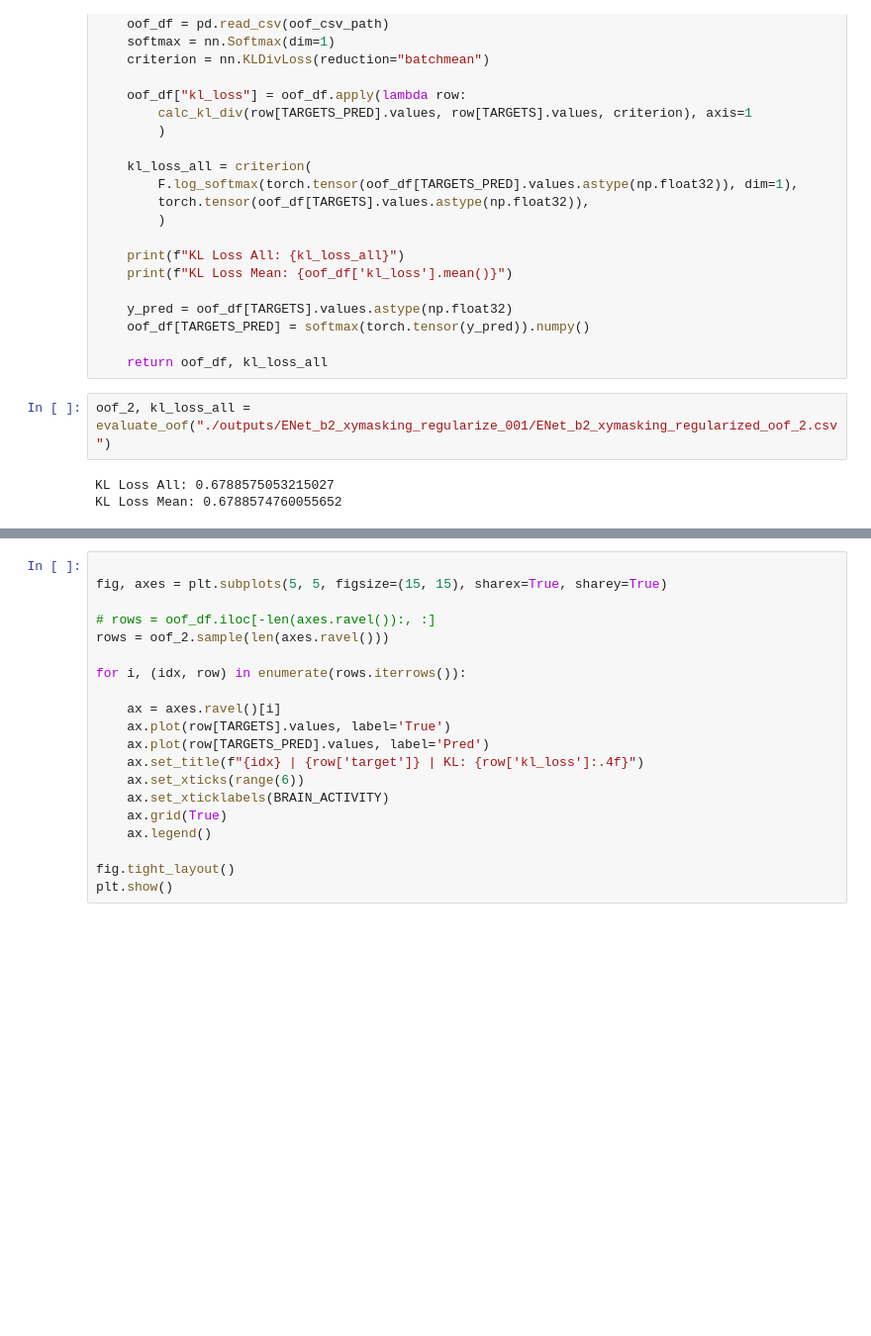
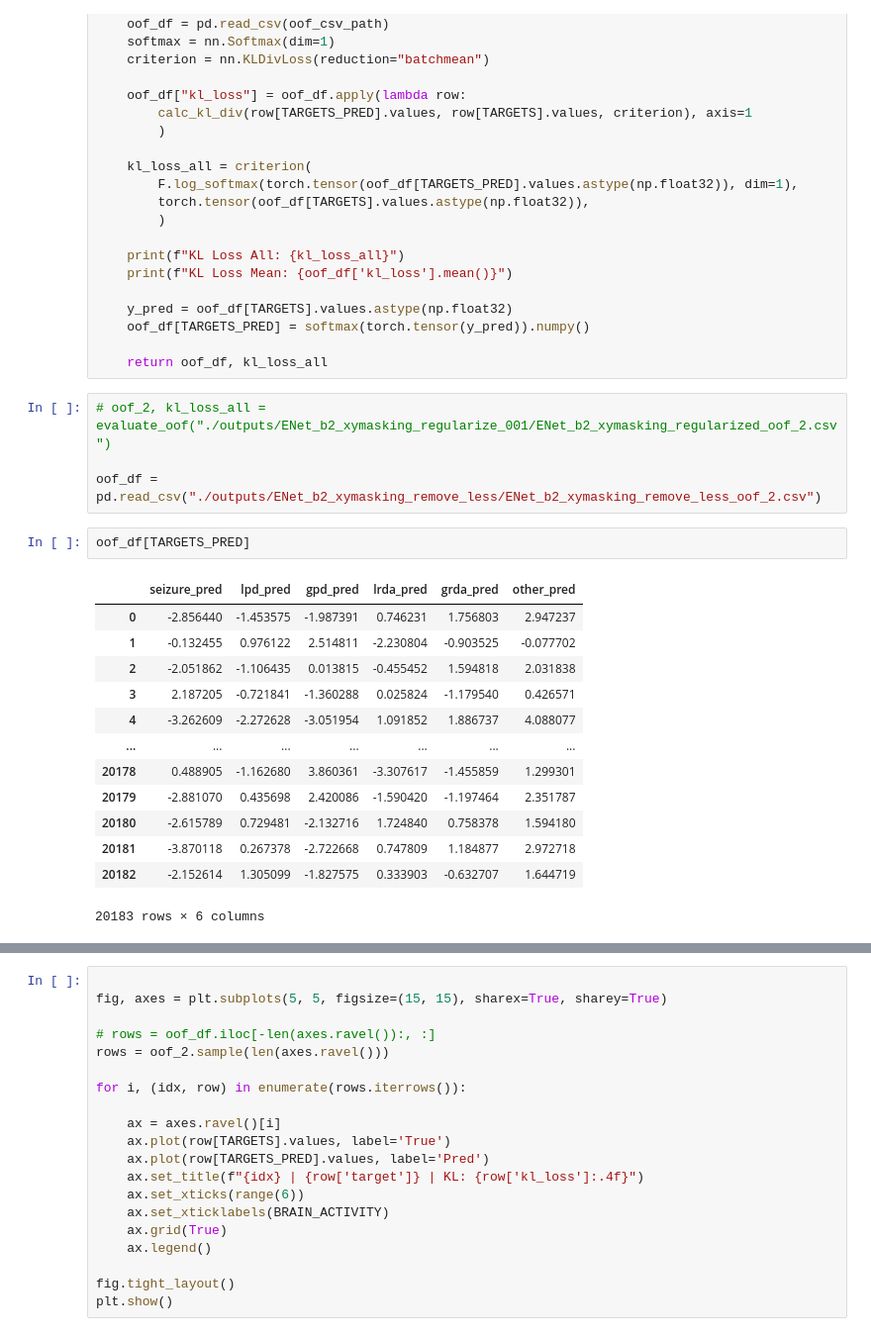
Before and after one commit to AzimuthLI/kaggle_hms, a Jupyter notebook: minimal_vitmae.ipynb, the cells around one changed output, grey strips where cells are left out. Shown at 99% size. Saved outputs shown, nothing was run; the diff lists cells and outputs as text; blank space fills up the shorter version.

```diff
--- a/minimal_vitmae.ipynb
+++ b/minimal_vitmae.ipynb
@@ -151,7 +159,22 @@ def evaluate_oof(oof_csv_path):
 
     return oof_df, kl_loss_all
 # %%
-oof_2, kl_loss_all = evaluate_oof("./outputs/ENet_b2_xymasking_regularize_001/ENet_b2_xymasking_regularized_oof_2.csv")
+# oof_2, kl_loss_all = evaluate_oof("./outputs/ENet_b2_xymasking_regularize_001/ENet_b2_xymasking_regularized_oof_2.csv")
+
+oof_df = pd.read_csv("./outputs/ENet_b2_xymasking_remove_less/ENet_b2_xymasking_remove_less_oof_2.csv")
-# %% [output]
-KL Loss All: 0.6788575053215027
-KL Loss Mean: 0.6788574760055652
+# %%
+oof_df[TARGETS_PRED]
+# %% [output]
+|  | seizure_pred | lpd_pred | gpd_pred | lrda_pred | grda_pred | other_pred |
+| 0 | -2.856440 | -1.453575 | -1.987391 | 0.746231 | 1.756803 | 2.947237 |
+| 1 | -0.132455 | 0.976122 | 2.514811 | -2.230804 | -0.903525 | -0.077702 |
+| 2 | -2.051862 | -1.106435 | 0.013815 | -0.455452 | 1.594818 | 2.031838 |
+| 3 | 2.187205 | -0.721841 | -1.360288 | 0.025824 | -1.179540 | 0.426571 |
+| 4 | -3.262609 | -2.272628 | -3.051954 | 1.091852 | 1.886737 | 4.088077 |
+| ... | ... | ... | ... | ... | ... | ... |
+| 20178 | 0.488905 | -1.162680 | 3.860361 | -3.307617 | -1.455859 | 1.299301 |
+| 20179 | -2.881070 | 0.435698 | 2.420086 | -1.590420 | -1.197464 | 2.351787 |
+| 20180 | -2.615789 | 0.729481 | -2.132716 | 1.724840 | 0.758378 | 1.594180 |
+| 20181 | -3.870118 | 0.267378 | -2.722668 | 0.747809 | 1.184877 | 2.972718 |
+| 20182 | -2.152614 | 1.305099 | -1.827575 | 0.333903 | -0.632707 | 1.644719 |
+20183 rows × 6 columns
```
Also changed, not shown: parts of 5 cells of this notebook, 5 other files.
